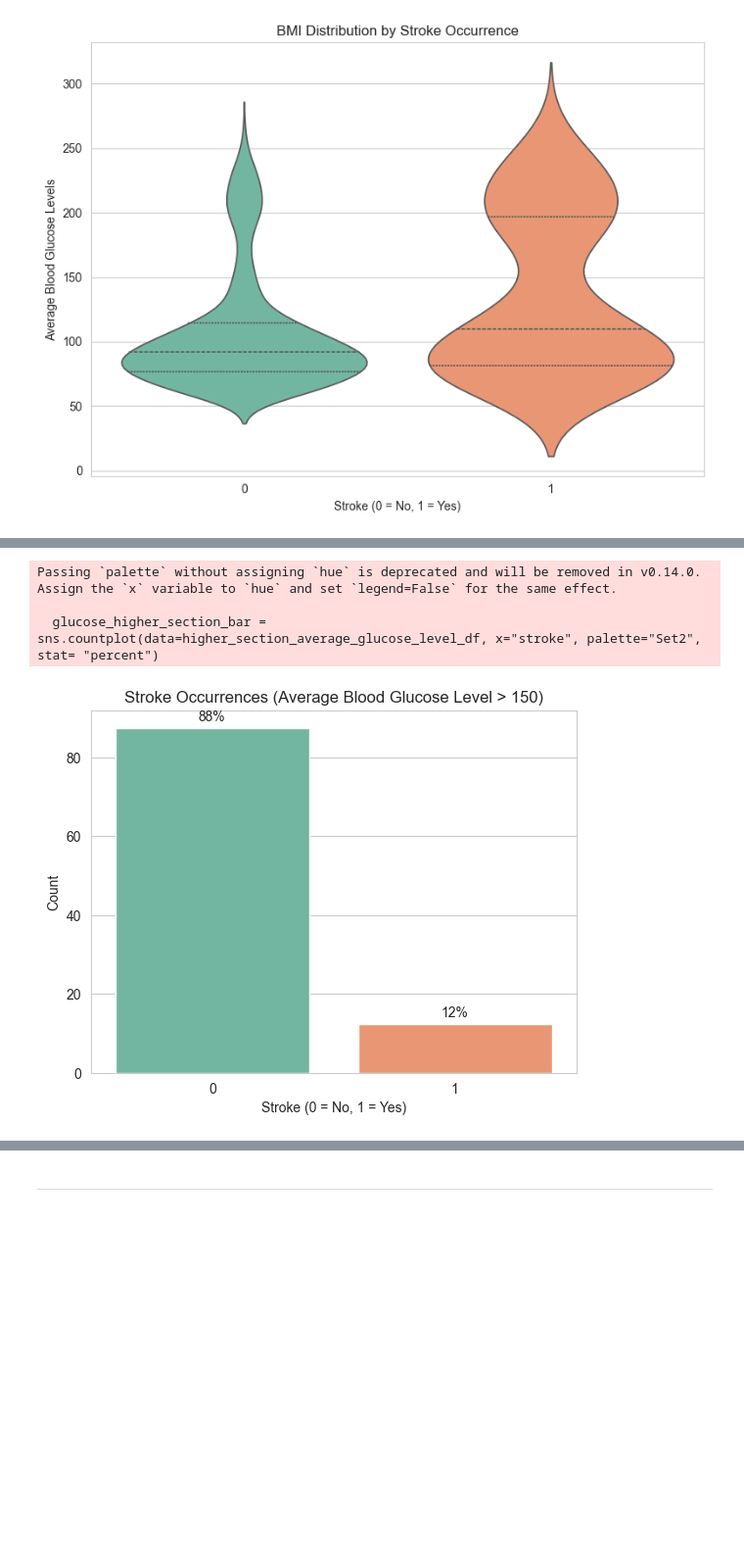
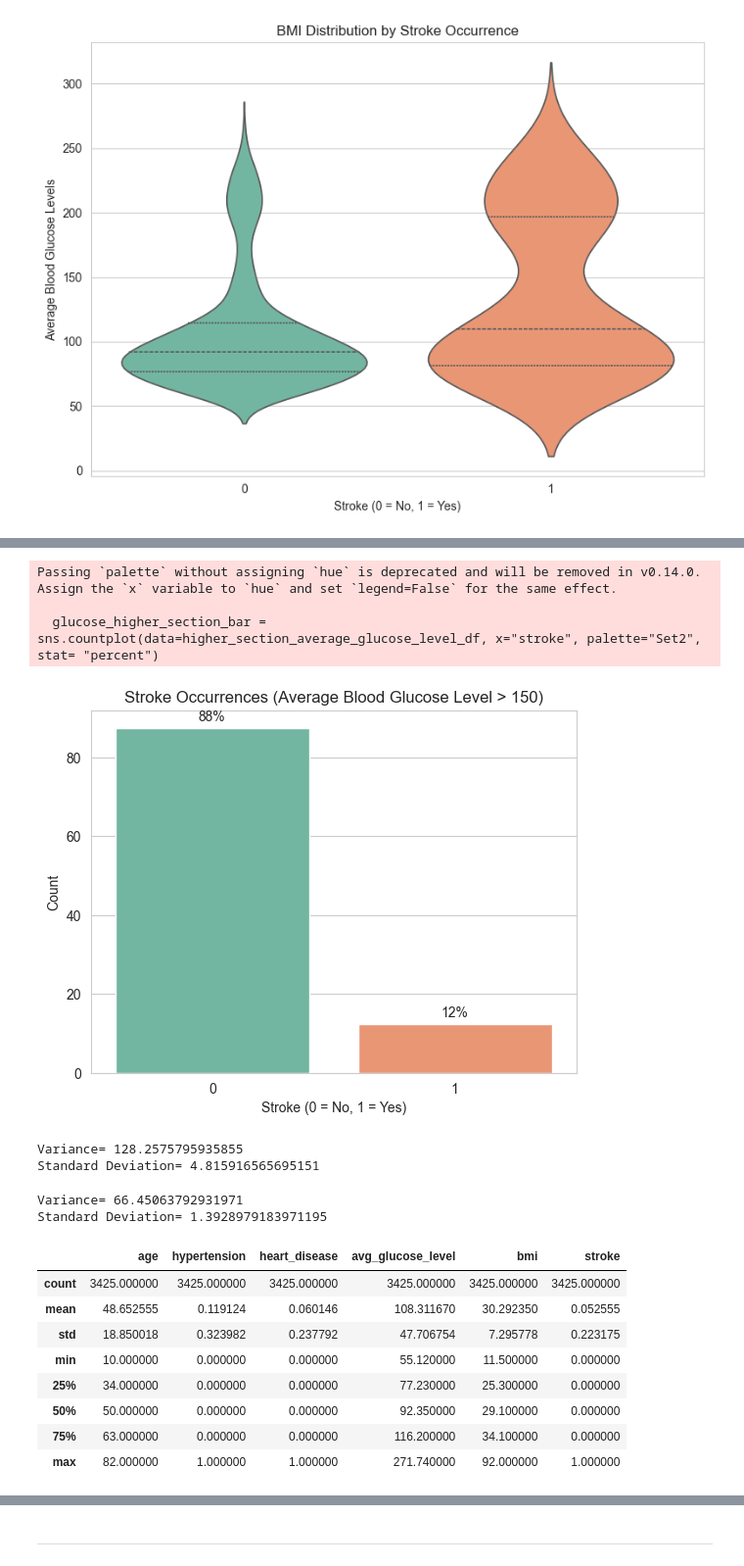
Before and after one commit to naqashb7/stroke_prediction_app, a Jupyter notebook: jupyter_notebooks/EDA.ipynb, the cells around one changed output, grey strips where cells are left out. Shown at 98% size. Saved outputs shown, nothing was run; the diff lists cells and outputs as text; code cells hidden in the pictures; blank space fills up the shorter version.

```diff
--- a/jupyter_notebooks/EDA.ipynb
+++ b/jupyter_notebooks/EDA.ipynb
@@ -231,8 +239,34 @@ plt.title("Stroke Occurrences (Average Blood Glucose Level > 150)")
 plt.xlabel("Stroke (0 = No, 1 = Yes)")
 plt.ylabel("Count")
 plt.show()
+
+
+total_rows_higher_section = higher_section_average_glucose_level_df.shape[0]
+print(f"Variance= {((higher_section_average_glucose_level_df["avg_glucose_level"].var()) /total_rows_higher_section) * 100 }")
+print(f"Standard Deviation= {((higher_section_average_glucose_level_df["avg_glucose_level"].std())/ total_rows_higher_section) * 100}")
 # %% [output]
 Passing `palette` without assigning `hue` is deprecated and will be removed in v0.14.0. Assign the `x` variable to `hue` and set `legend=False` for the same effect.
 
   glucose_higher_section_bar = sns.countplot(data=higher_section_average_glucose_level_df, x="stroke", palette="Set2", stat= "percent")
 [figure]
+Variance= 128.2575795935855
+Standard Deviation= 4.815916565695151
+# %%
+total_rows_stroke_df = clean_stroke_data_df.shape[0]
+print(f"Variance= {((clean_stroke_data_df["avg_glucose_level"].var()) /total_rows_stroke_df) * 100 }")
+print(f"Standard Deviation= {((clean_stroke_data_df["avg_glucose_level"].std())/ total_rows_stroke_df) * 100}")
+# %% [output]
+Variance= 66.45063792931971
+Standard Deviation= 1.3928979183971195
+# %%
+clean_stroke_data_df.describe()
+# %% [output]
+|  | age | hypertension | heart_disease | avg_glucose_level | bmi | stroke |
+| count | 3425.000000 | 3425.000000 | 3425.000000 | 3425.000000 | 3425.000000 | 3425.000000 |
+| mean | 48.652555 | 0.119124 | 0.060146 | 108.311670 | 30.292350 | 0.052555 |
+| std | 18.850018 | 0.323982 | 0.237792 | 47.706754 | 7.295778 | 0.223175 |
+| min | 10.000000 | 0.000000 | 0.000000 | 55.120000 | 11.500000 | 0.000000 |
+| 25% | 34.000000 | 0.000000 | 0.000000 | 77.230000 | 25.300000 | 0.000000 |
+| 50% | 50.000000 | 0.000000 | 0.000000 | 92.350000 | 29.100000 | 0.000000 |
+| 75% | 63.000000 | 0.000000 | 0.000000 | 116.200000 | 34.100000 | 0.000000 |
+| max | 82.000000 | 1.000000 | 1.000000 | 271.740000 | 92.000000 | 1.000000 |
```
Also changed, not shown: parts of 4 cells of this notebook, 1 other file.
